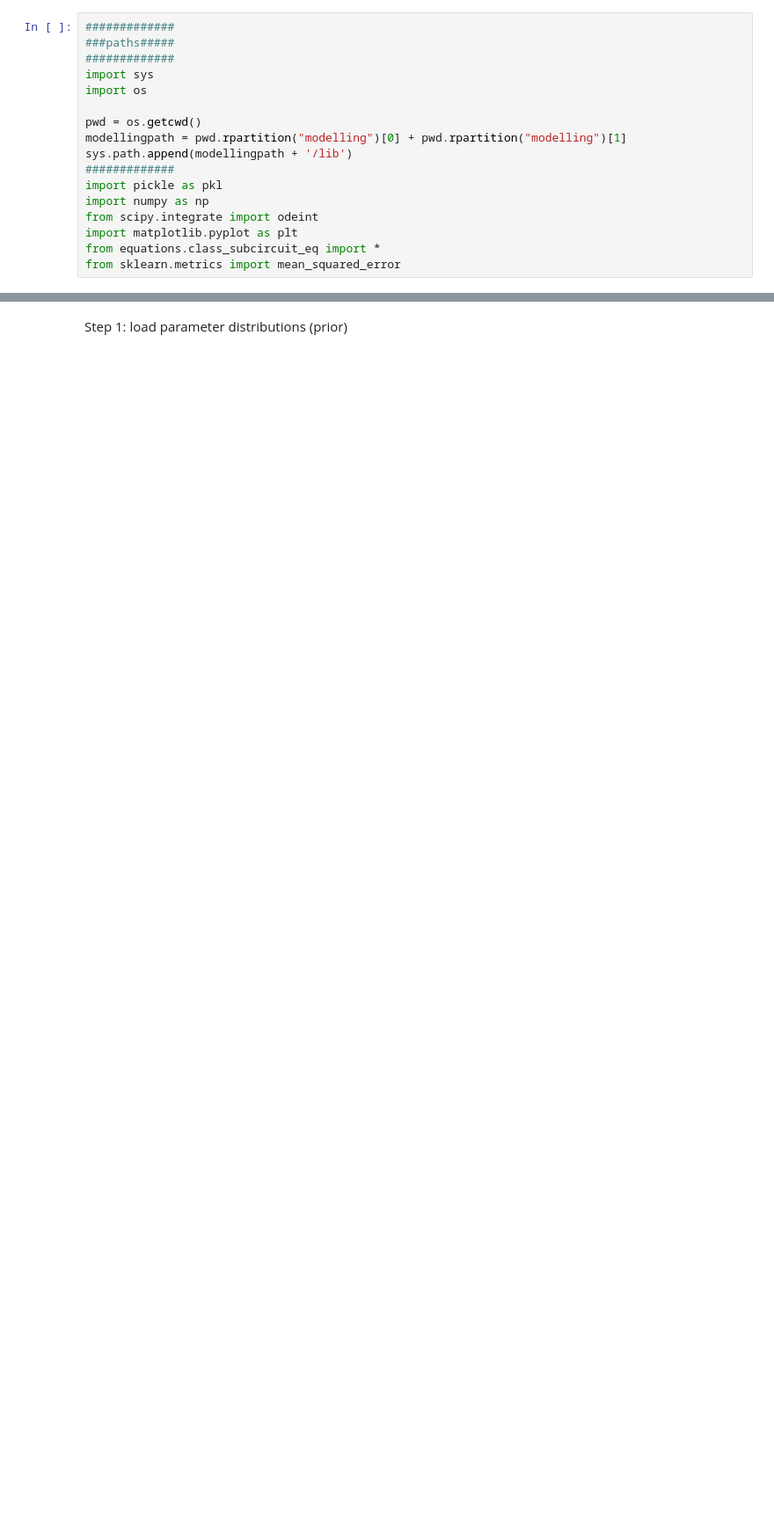
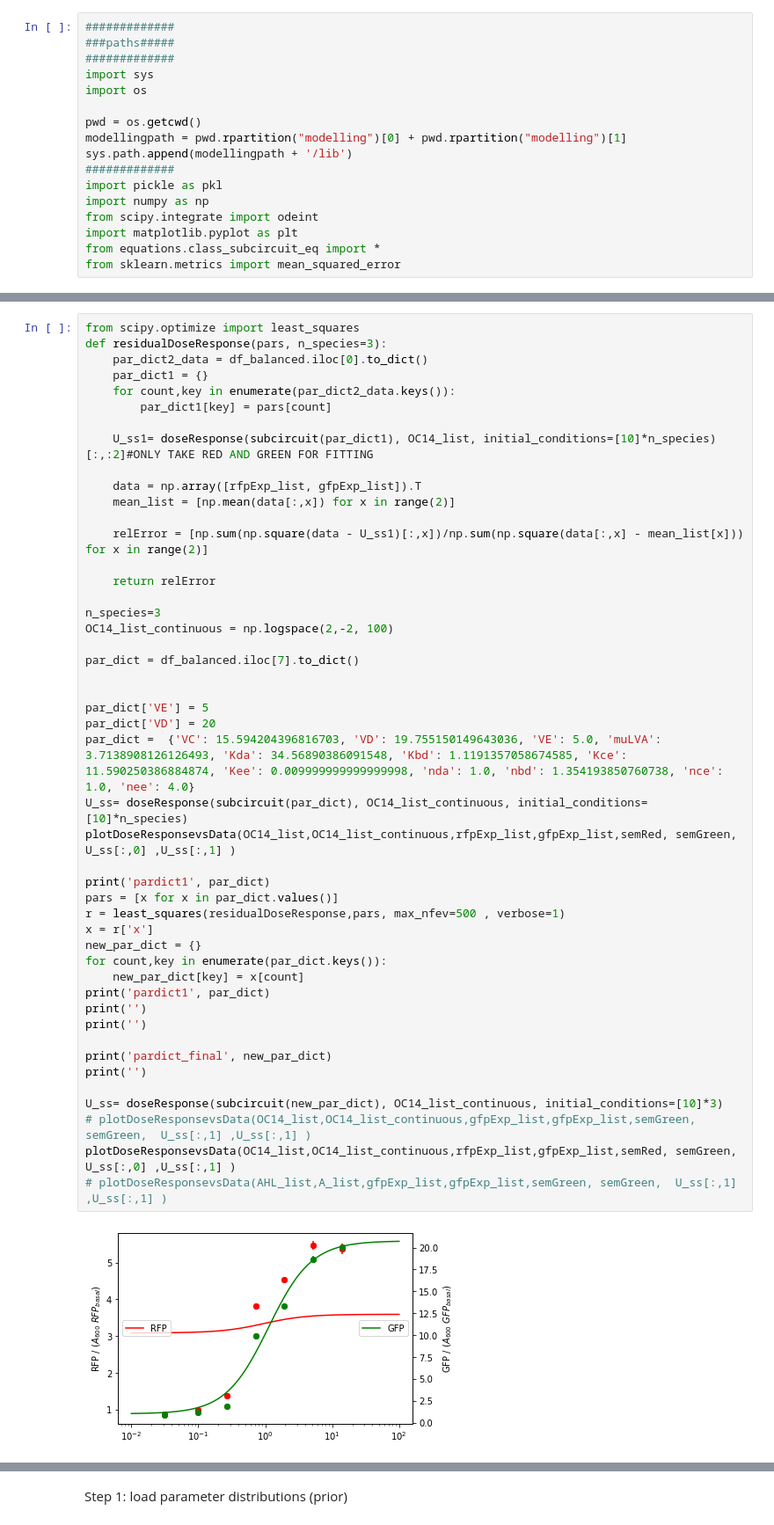
Before and after one commit to martinaoliver/modelling, a Jupyter notebook: 3954/dose_response/Lsf_doseResponse.ipynb, the cells around one changed output, grey strips where cells are left out. Shown at 88% size. Cells and saved outputs as stored; diff of their text form; blank space fills up the shorter version.

```diff
--- a/3954/dose_response/Lsf_doseResponse.ipynb
+++ b/3954/dose_response/Lsf_doseResponse.ipynb
@@ -75,0 +124,49 @@ def doseResponse(subcircuit, inducer_list, initial_conditions=[10,10]):
+# %%
+from scipy.optimize import least_squares
+def residualDoseResponse(pars, n_species=3):
+    par_dict2_data = df_balanced.iloc[0].to_dict()
+    par_dict1 = {}
+    for count,key in enumerate(par_dict2_data.keys()):
+        par_dict1[key] = pars[count]
+
+    U_ss1= doseResponse(subcircuit(par_dict1), OC14_list, initial_conditions=[10]*n_species)[:,:2]#ONLY TAKE RED AND GREEN FOR FITTING
+
+    data = np.array([rfpExp_list, gfpExp_list]).T
+    mean_list = [np.mean(data[:,x]) for x in range(2)]
+
+    relError = [np.sum(np.square(data - U_ss1)[:,x])/np.sum(np.square(data[:,x] - mean_list[x])) for x in range(2)]
+
+    return relError
+
+n_species=3
+OC14_list_continuous = np.logspace(2,-2, 100)
+
+par_dict = df_balanced.iloc[7].to_dict()
+
+
+par_dict['VE'] = 5
+par_dict['VD'] = 20
+par_dict =  {'VC': 15.594204396816703, 'VD': 19.755150149643036, 'VE': 5.0, 'muLVA': 3.7138908126126493, 'Kda': 34.56890386091548, 'Kbd': 1.1191357058674585, 'Kce': 11.590250386884874, 'Kee': 0.009999999999999998, 'nda': 1.0, 'nbd': 1.354193850760738, 'nce': 1.0, 'nee': 4.0}
+U_ss= doseResponse(subcircuit(par_dict), OC14_list_continuous, initial_conditions=[10]*n_species)
+plotDoseResponsevsData(OC14_list,OC14_list_continuous,rfpExp_list,gfpExp_list,semRed, semGreen,  U_ss[:,0] ,U_ss[:,1] )
+
+print('pardict1', par_dict)
+pars = [x for x in par_dict.values()]
+r = least_squares(residualDoseResponse,pars, max_nfev=500 , verbose=1)
+x = r['x']
+new_par_dict = {}
+for count,key in enumerate(par_dict.keys()):
+    new_par_dict[key] = x[count]
+print('pardict1', par_dict)
+print('')
+print('')
+
+print('pardict_final', new_par_dict)
+print('')
+
+U_ss= doseResponse(subcircuit(new_par_dict), OC14_list_continuous, initial_conditions=[10]*3)
+# plotDoseResponsevsData(OC14_list,OC14_list_continuous,gfpExp_list,gfpExp_list,semGreen, semGreen,  U_ss[:,1] ,U_ss[:,1] )
+plotDoseResponsevsData(OC14_list,OC14_list_continuous,rfpExp_list,gfpExp_list,semRed, semGreen,  U_ss[:,0] ,U_ss[:,1] )
+# plotDoseResponsevsData(AHL_list,A_list,gfpExp_list,gfpExp_list,semGreen, semGreen,  U_ss[:,1] ,U_ss[:,1] )
+# %% [output]
+[figure, added]
```
Also changed, not shown: parts of 13 cells of this notebook, 7 other files.
